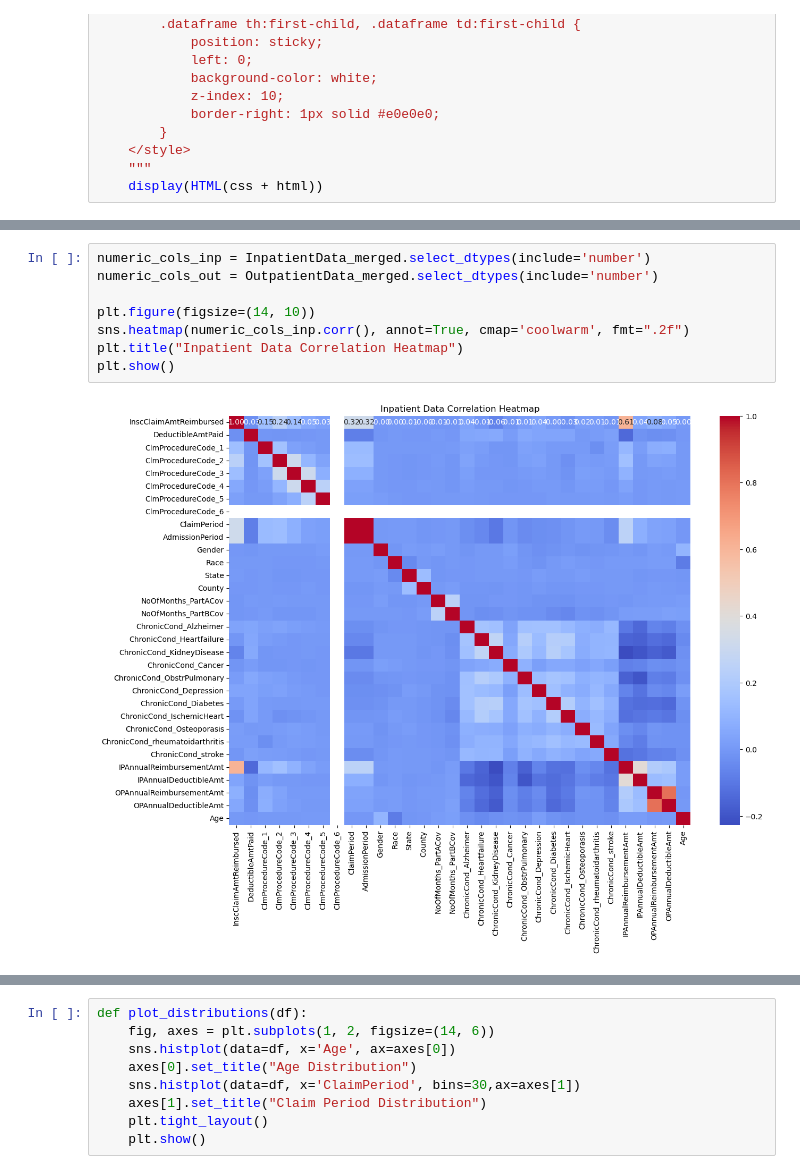
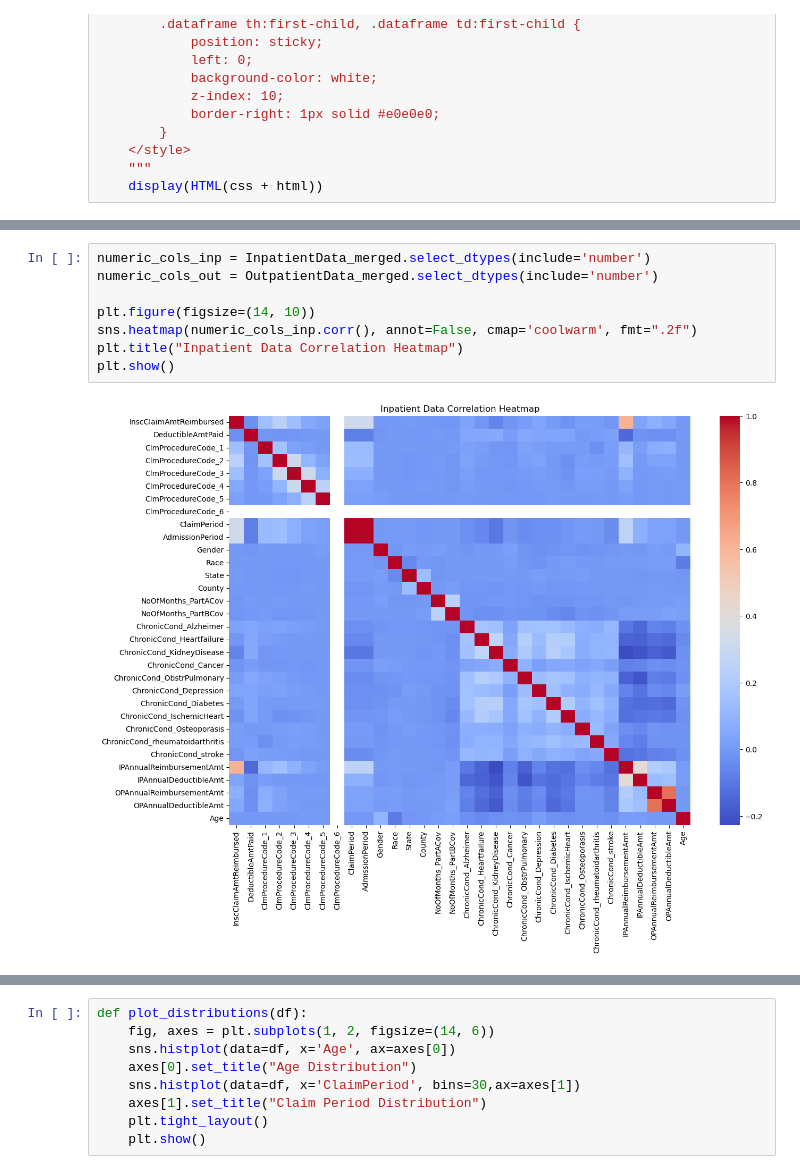
Before and after one commit to RAJ8910/Insurance-Fraud-Detection, a Jupyter notebook: EDA.ipynb, the cells around one changed output, grey strips where cells are left out. Saved outputs shown, nothing was run; the diff lists cells and outputs as text.

```diff
--- a/EDA.ipynb
+++ b/EDA.ipynb
@@ -284,12 +275,12 @@ make_df_sticky(OutpatientData_merged.describe())
 # %%
 numeric_cols_inp = InpatientData_merged.select_dtypes(include='number')
 numeric_cols_out = OutpatientData_merged.select_dtypes(include='number')
 
 plt.figure(figsize=(14, 10))
-sns.heatmap(numeric_cols_inp.corr(), annot=True, cmap='coolwarm', fmt=".2f")
+sns.heatmap(numeric_cols_inp.corr(), annot=False, cmap='coolwarm', fmt=".2f")
 plt.title("Inpatient Data Correlation Heatmap")
 plt.show()
 # %% [output]
-[figure, old version]
+[figure, new version]
 # %%
 plt.figure(figsize=(14, 10))
```
Also changed, not shown: parts of 29 cells of this notebook.
